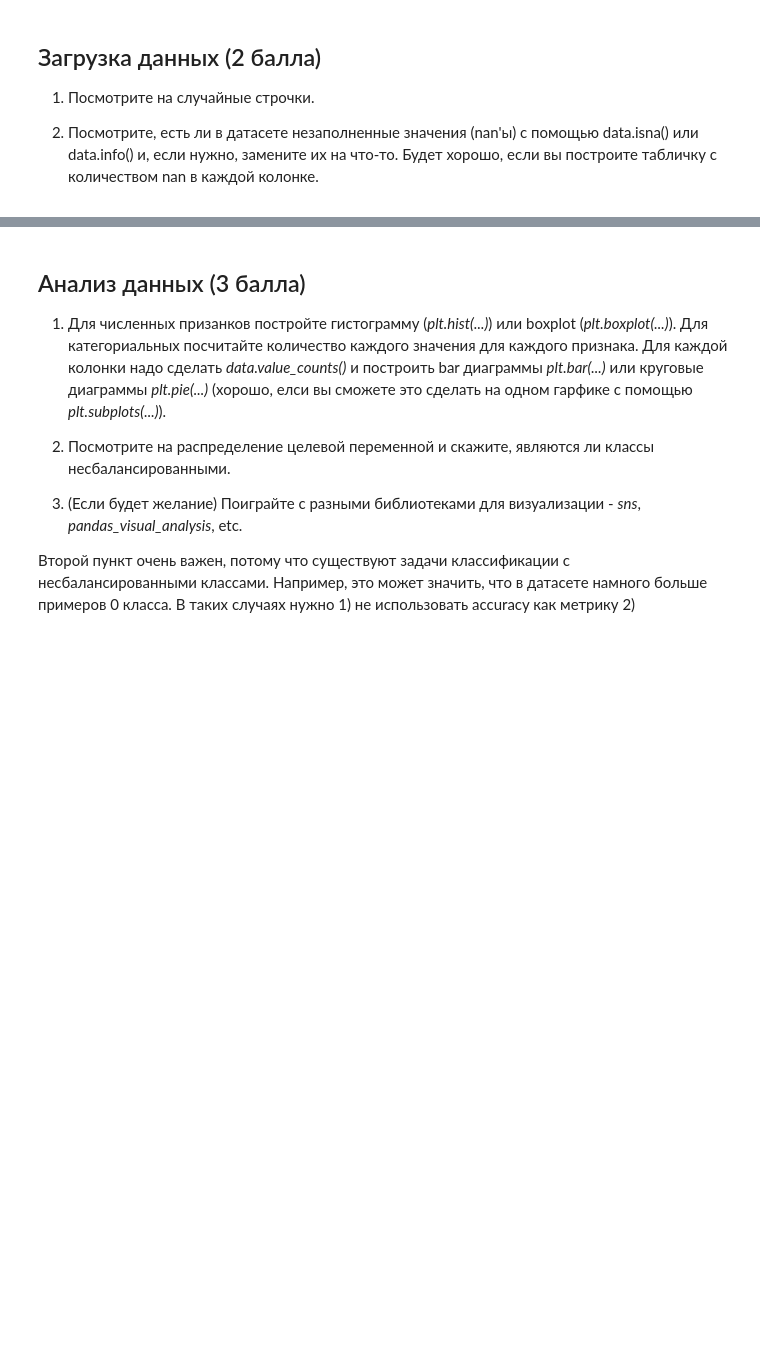
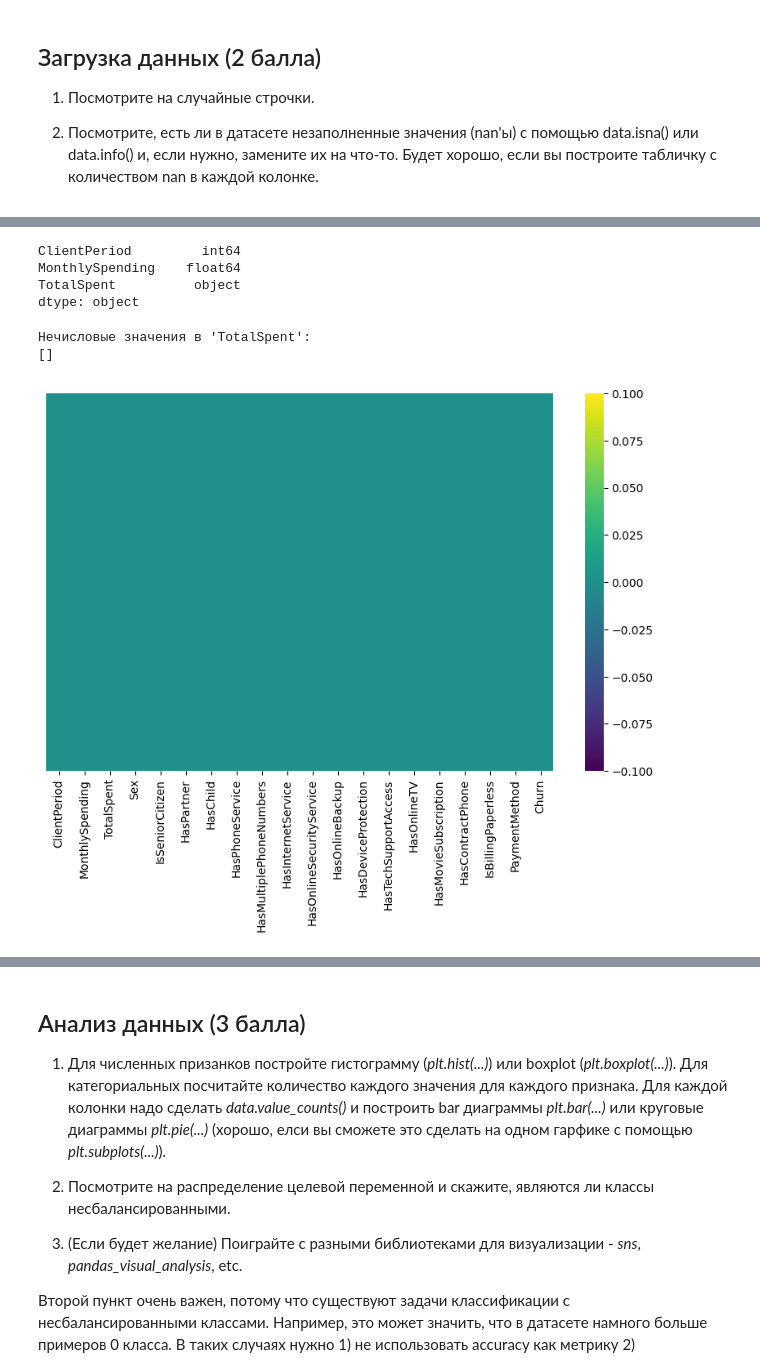
Before and after one commit to vrilphoton/DLS_Fall_25_1st_semester, a Jupyter notebook: hw_3_kaggle.ipynb, the cells around one changed output, grey strips where cells are left out. Saved outputs shown, nothing was run; the diff lists cells and outputs as text; code cells hidden in the pictures; blank space fills up the shorter version.

```diff
--- a/hw_3_kaggle.ipynb
+++ b/hw_3_kaggle.ipynb
@@ -146,0 +225,25 @@ target_col = 'Churn'
+# %%
+print(data[num_cols].dtypes)
+# %% [output]
+ClientPeriod         int64
+MonthlySpending    float64
+TotalSpent          object
+dtype: object
+# %%
+invalid_mask = pd.to_numeric(data['TotalSpent'], errors='coerce').isna()
+non_numeric_values = data.loc[invalid_mask, 'TotalSpent'].unique()
+
+print("Нечисловые значения в 'TotalSpent':")
+print(non_numeric_values)
+# %% [output]
+Нечисловые значения в 'TotalSpent':
+[]
+# %%
+import seaborn as sns
+import matplotlib.pyplot as plt
+
+plt.figure(figsize=(10, 6))
+sns.heatmap(data == ' ', cbar=True, yticklabels=False, cmap='viridis')
+plt.show()
+# %% [output]
+[figure, added]
```
Also changed, not shown: parts of 41 cells of this notebook.
